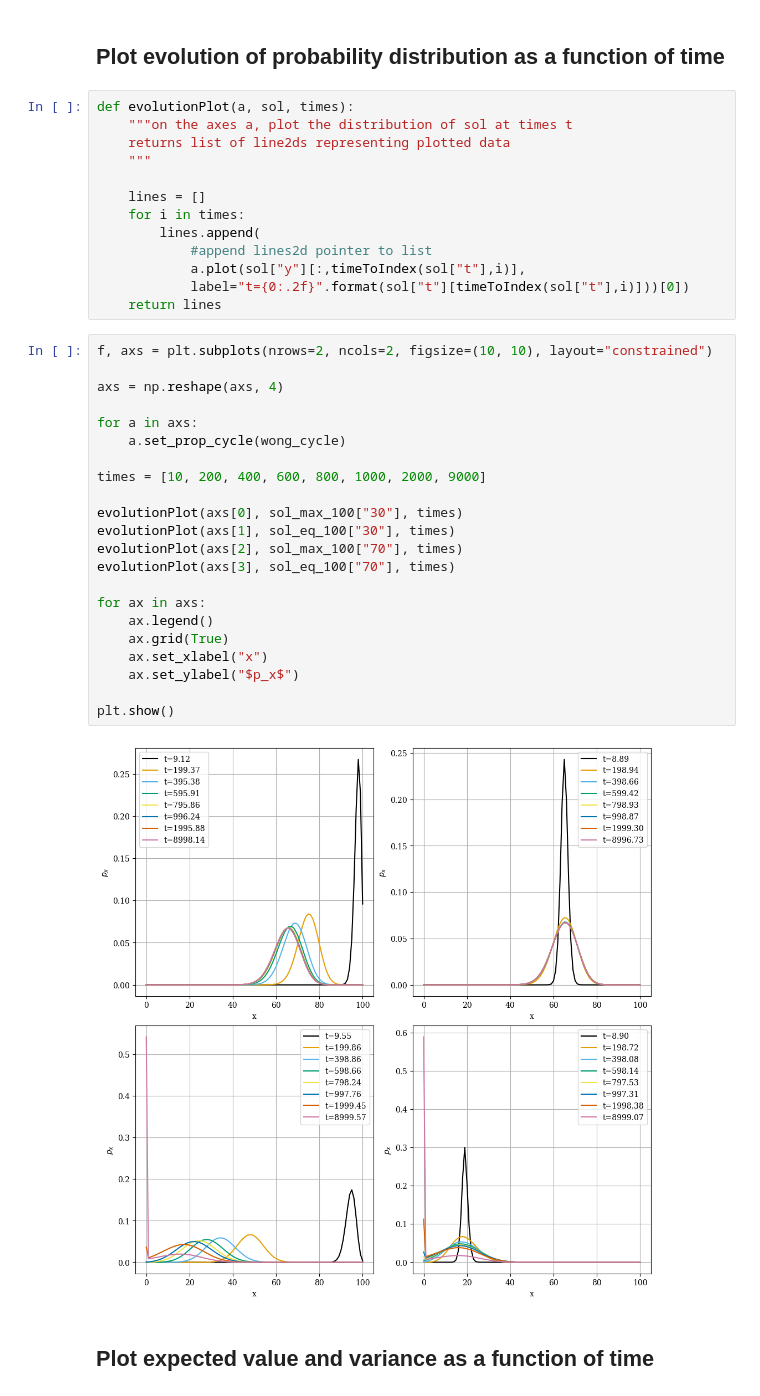
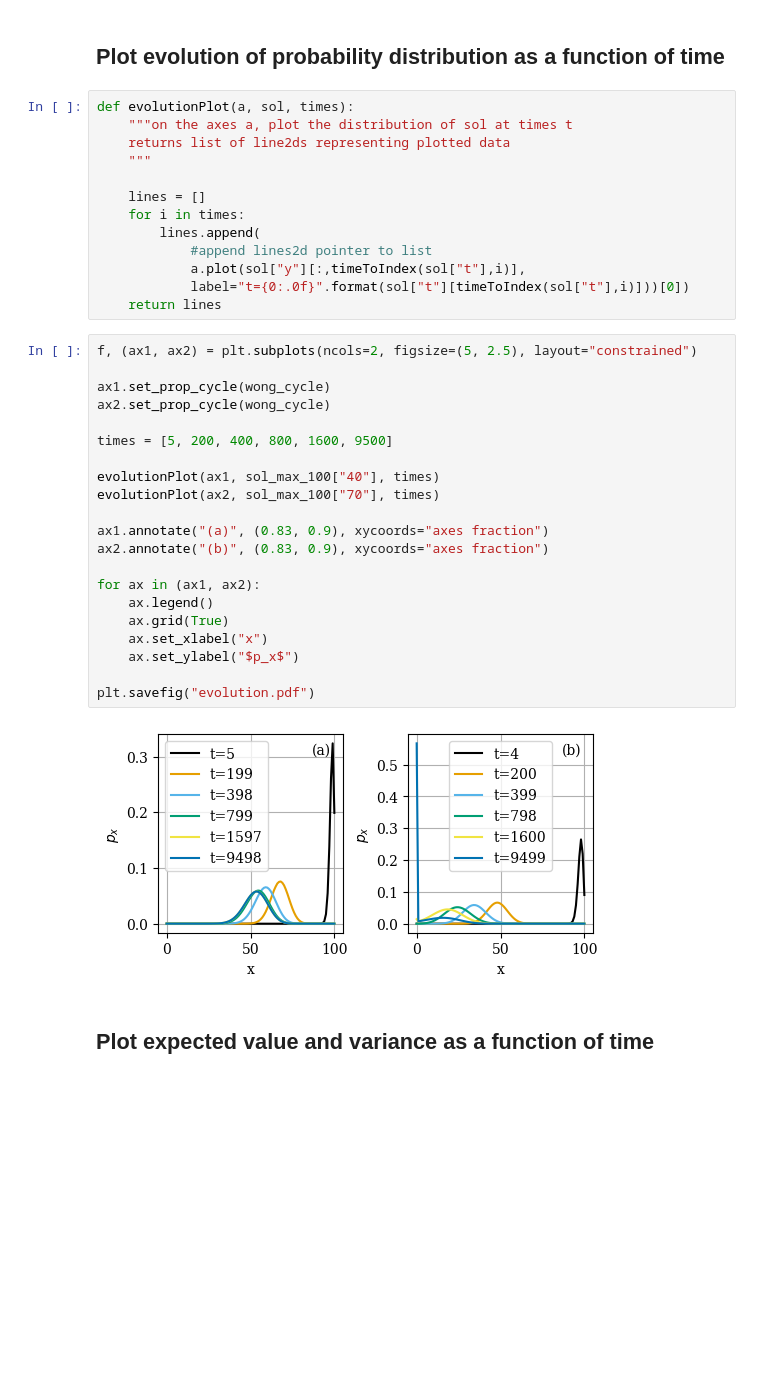
Before and after one commit to ELFREELAND/minecraft_sheep, a Jupyter notebook: stochastic/stochastic_model_kolmogorov.ipynb, the cells around one changed output. Cells and saved outputs as stored; diff of their text form; blank space fills up the shorter version.

```diff
--- a/stochastic_model_kolmogorov.ipynb
+++ b/stochastic/stochastic_model_kolmogorov.ipynb
@@ -165,32 +165,31 @@ def evolutionPlot(a, sol, times):
         lines.append(
             #append lines2d pointer to list
             a.plot(sol["y"][:,timeToIndex(sol["t"],i)],
-            label="t={0:.2f}".format(sol["t"][timeToIndex(sol["t"],i)]))[0])
+            label="t={0:.0f}".format(sol["t"][timeToIndex(sol["t"],i)]))[0])
     return lines
 # %%
-f, axs = plt.subplots(nrows=2, ncols=2, figsize=(10, 10), layout="constrained")
+f, (ax1, ax2) = plt.subplots(ncols=2, figsize=(5, 2.5), layout="constrained")
 
-axs = np.reshape(axs, 4)
+ax1.set_prop_cycle(wong_cycle)
+ax2.set_prop_cycle(wong_cycle)
 
-for a in axs:
-    a.set_prop_cycle(wong_cycle)
+times = [5, 200, 400, 800, 1600, 9500]
 
-times = [10, 200, 400, 600, 800, 1000, 2000, 9000]
+evolutionPlot(ax1, sol_max_100["40"], times)
+evolutionPlot(ax2, sol_max_100["70"], times)
 
-evolutionPlot(axs[0], sol_max_100["30"], times)
-evolutionPlot(axs[1], sol_eq_100["30"], times)
-evolutionPlot(axs[2], sol_max_100["70"], times)
-evolutionPlot(axs[3], sol_eq_100["70"], times)
+ax1.annotate("(a)", (0.83, 0.9), xycoords="axes fraction")
+ax2.annotate("(b)", (0.83, 0.9), xycoords="axes fraction")
 
-for ax in axs:
+for ax in (ax1, ax2):
     ax.legend()
     ax.grid(True)
     ax.set_xlabel("x")
     ax.set_ylabel("$p_x$")
 
-plt.show()
+plt.savefig("evolution.pdf")
 # %% [output]
-[figure, old version]
+[figure, new version]
 # %% [markdown]
 ## Plot expected value and variance as a function of time
 # %%
```
Also changed, not shown: parts of 2 cells of this notebook, 17 other files.
